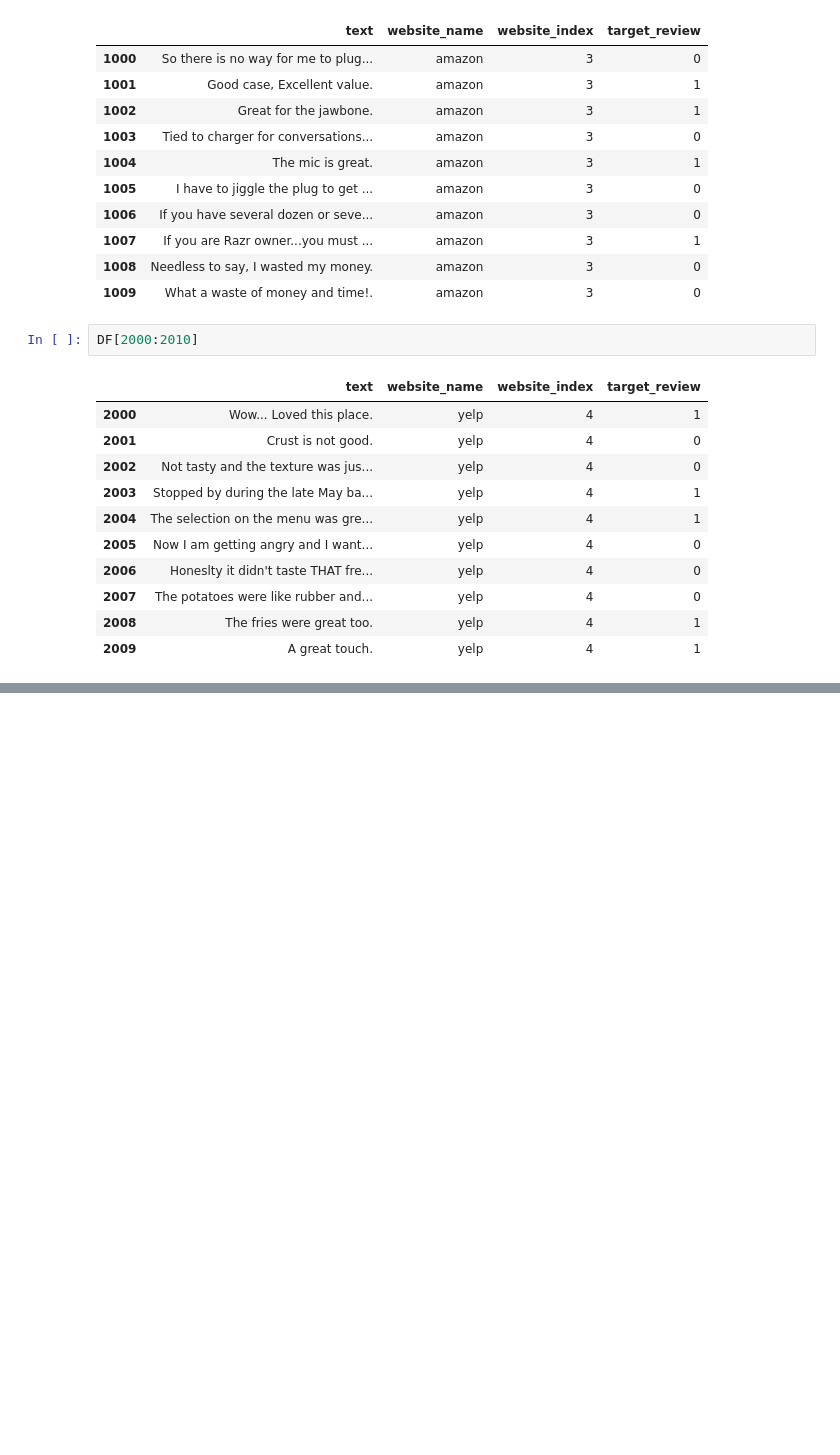
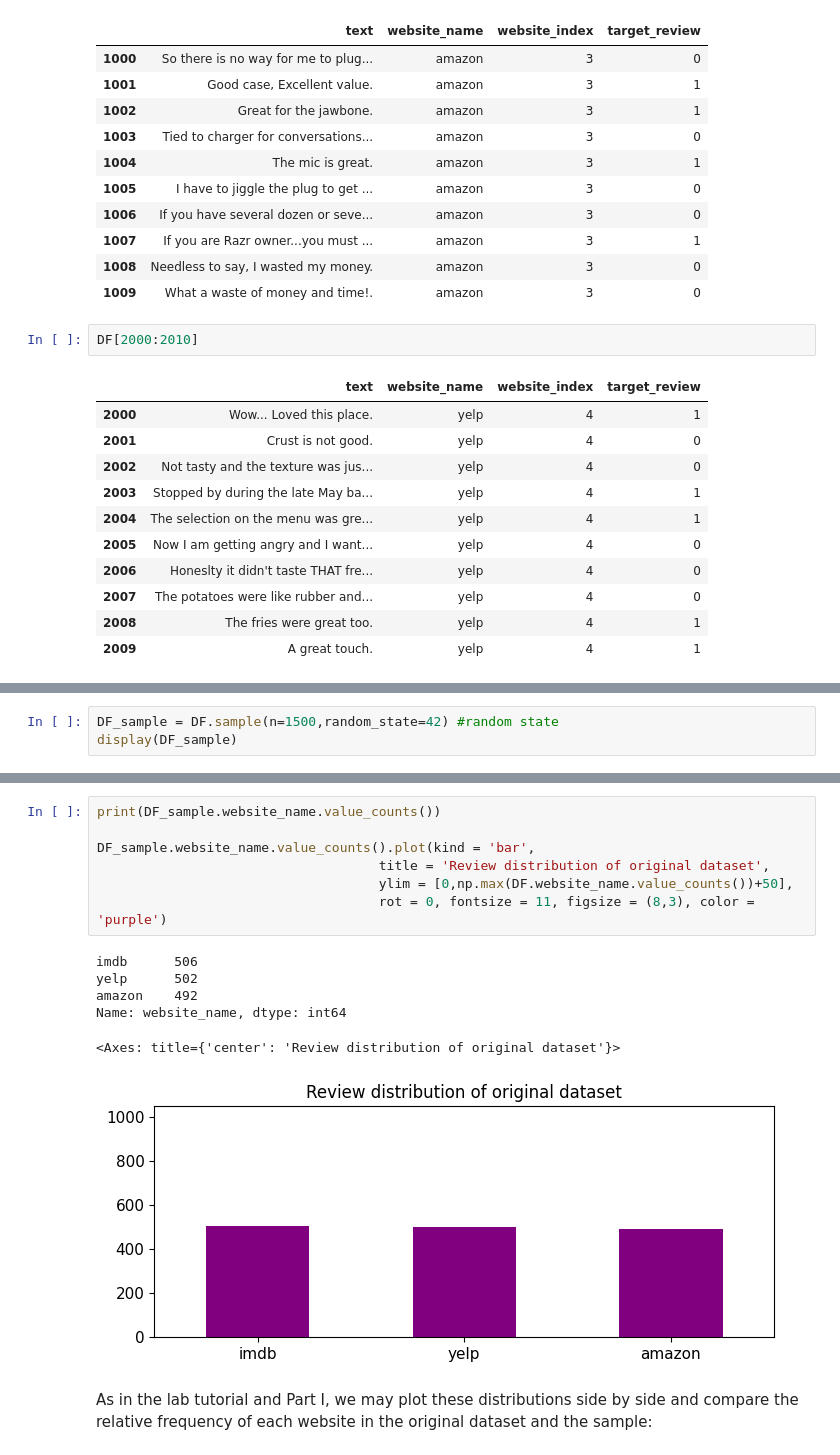
Before and after one commit to vlopez0392/DM2023-Lab1-Fork, a Jupyter notebook: Homework/DM2023_Lab1_Homework.ipynb, the cells around one changed output, grey strips where cells are left out. Saved outputs shown, nothing was run; the diff lists cells and outputs as text; blank space fills up the shorter version.

Commit message:
Solved Part I and II

```diff
--- a/Homework/DM2023_Lab1_Homework.ipynb
+++ b/Homework/DM2023_Lab1_Homework.ipynb
@@ -620,0 +738,3 @@ DF[2000:2010]
+# %%
+DF_sample = DF.sample(n=1500,random_state=42) #random state
+display(DF_sample)
@@ -620,0 +771,16 @@ DF[2000:2010]
+# %%
+print(DF_sample.website_name.value_counts())
+
+DF_sample.website_name.value_counts().plot(kind = 'bar',
+                                    title = 'Review distribution of original dataset',
+                                    ylim = [0,np.max(DF.website_name.value_counts())+50],
+                                    rot = 0, fontsize = 11, figsize = (8,3), color = 'purple')
+# %% [output]
+imdb      506
+yelp      502
+amazon    492
+Name: website_name, dtype: int64
+<Axes: title={'center': 'Review distribution of original dataset'}>
+[figure, added]
+# %% [markdown]
+As in the lab tutorial and Part I, we may plot these distributions side by side and compare the relative frequency of each website in the original dataset and the sample:
```
Also changed, not shown: parts of 62 cells of this notebook.
